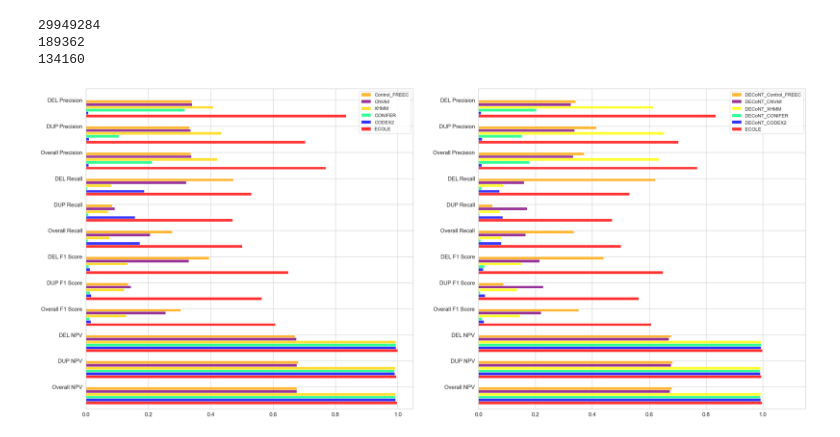
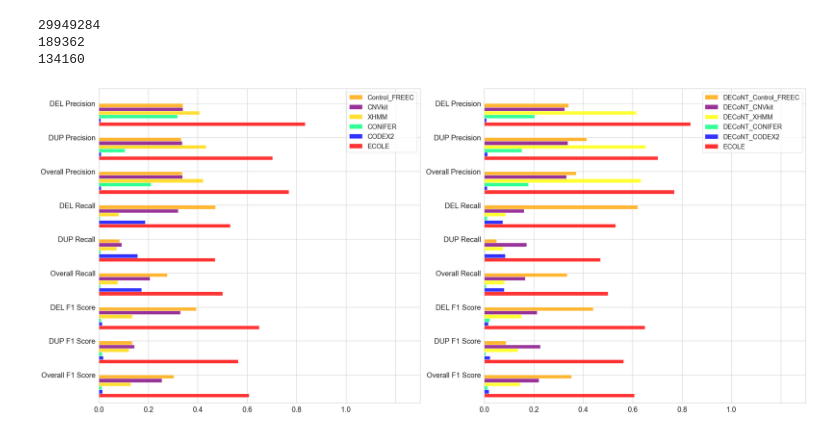
Before and after one commit to alperylmzz/ECOLE-revision, a Jupyter notebook: Figure2.ipynb, the cells around one changed output. Saved outputs shown, nothing was run; the diff lists cells and outputs as text; code cells hidden in the pictures.

```diff
--- a/Figure2.ipynb
+++ b/Figure2.ipynb
@@ -84,47 +127,46 @@ print(np.sum(confusion_matrix["ECOLE"][2]))
 189362
 134160
 # %%
-Control_FREEC = [0.339, 0.332, 0.336, 0.472, 0.084, 0.276, 0.394, 0.135, 0.303, del_npv("Control_FREEC"),dup_npv("Control_FREEC"),overall_npv("Control_FREEC") ]
-CNVkit = [0.340, 0.336, 0.338, 0.321, 0.092, 0.206, 0.330, 0.144, 0.255, del_npv("CNVkit"),dup_npv("CNVkit"),overall_npv("CNVkit")]
-XHMM = [0.407, 0.434, 0.421, 0.080, 0.071, 0.076, 0.134, 0.122, 0.129, del_npv("XHMM"),dup_npv("XHMM"),overall_npv("XHMM")]
-CONIFER = [0.317, 0.105, 0.211, 0.004, 0.007, 0.006, 0.008, 0.013, 0.012, del_npv("CONIFER"),dup_npv("CONIFER"),overall_npv("CONIFER")]
-CODEX2 = [0.007, 0.009, 0.008, 0.187, 0.157, 0.172, 0.013, 0.017, 0.015, del_npv("CODEX2"),dup_npv("CODEX2"),overall_npv("CODEX2")]
-DECoNT_Control_FREEC = [0.341, 0.414, 0.371, 0.621, 0.049, 0.335, 0.440, 0.087, 0.352, del_npv("DECoNT_Control_FREEC"),dup_npv("DECoNT_Control_FREEC"),overall_npv("DECoNT_Control_FREEC")]
-DECoNT_CNVkit = [0.325, 0.338, 0.332, 0.160, 0.171, 0.165, 0.214, 0.227, 0.220, del_npv("DECoNT_CNVkit"),dup_npv("DECoNT_CNVkit"),overall_npv("DECoNT_CNVkit")]
-DECoNT_XHMM = [0.615, 0.652, 0.634, 0.086, 0.075, 0.081, 0.151, 0.135, 0.144, del_npv("DECoNT_XHMM"),dup_npv("DECoNT_XHMM"),overall_npv("DECoNT_XHMM")]
-DECoNT_CONIFER = [0.203, 0.152, 0.178, 0.011, 0.003, 0.007, 0.021, 0.006, 0.013, del_npv("DECoNT_CONIFER"),dup_npv("DECoNT_CONIFER"),overall_npv("DECoNT_CONIFER")]
-DECoNT_CODEX2 = [0.009, 0.013, 0.011, 0.074, 0.085, 0.080, 0.016, 0.023, 0.019, del_npv("DECoNT_CODEX2"),dup_npv("DECoNT_CODEX2"),overall_npv("DECoNT_CODEX2")]
-ECOLE = [0.834, 0.703, 0.769, 0.531, 0.470, 0.501, 0.649, 0.563, 0.607, del_npv("ECOLE"),dup_npv("ECOLE"),overall_npv("ECOLE")]
-
+Control_FREEC = [0.339, 0.332, 0.336, 0.472, 0.084, 0.276, 0.394, 0.135, 0.303]
+CNVkit = [0.340, 0.336, 0.338, 0.321, 0.092, 0.206, 0.330, 0.144, 0.255]
+XHMM = [0.407, 0.434, 0.421, 0.080, 0.071, 0.076, 0.134, 0.122, 0.129]
+CONIFER = [0.317, 0.105, 0.211, 0.004, 0.007, 0.006, 0.008, 0.013, 0.012]
+CODEX2 = [0.007, 0.009, 0.008, 0.187, 0.157, 0.172, 0.013, 0.017, 0.015]
+DECoNT_Control_FREEC = [0.341, 0.414, 0.371, 0.621, 0.049, 0.335, 0.440, 0.087, 0.352]
+DECoNT_CNVkit = [0.325, 0.338, 0.332, 0.160, 0.171, 0.165, 0.214, 0.227, 0.220]
+DECoNT_XHMM = [0.615, 0.652, 0.634, 0.086, 0.075, 0.081, 0.151, 0.135, 0.144]
+DECoNT_CONIFER = [0.203, 0.152, 0.178, 0.011, 0.003, 0.007, 0.021, 0.006, 0.013]
+DECoNT_CODEX2 = [0.009, 0.013, 0.011, 0.074, 0.085, 0.080, 0.016, 0.023, 0.019]
+ECOLE = [0.834, 0.703, 0.769, 0.531, 0.470, 0.501, 0.649, 0.563, 0.607]
 
 
 performance = {"Control_FREEC":[Control_FREEC,"orange"],"CNVkit":[CNVkit,"purple"],"XHMM":[XHMM,"gold"],"CONIFER":[CONIFER,"springgreen"],"CODEX2":[CODEX2,"blue"],"ECOLE":[ECOLE,"red"]}
 decont_performance = {"DECoNT_Control_FREEC":[DECoNT_Control_FREEC,"orange"],"DECoNT_CNVkit":[DECoNT_CNVkit,"purple"],"DECoNT_XHMM":[DECoNT_XHMM,"yellow"],"DECoNT_CONIFER":[DECoNT_CONIFER,"springgreen"],"DECoNT_CODEX2":[DECoNT_CODEX2,"blue"],"ECOLE":[ECOLE,"red"]}
 # %%
-performanceTypes = ['DEL Precision','DUP Precision','Overall Precision','DEL Recall','DUP Recall','Overall Recall','DEL F1 Score','DUP F1 Score','Overall F1 Score', 'DEL NPV', "DUP NPV", "Overall NPV",]
+performanceTypes = ['DEL Precision','DUP Precision','Overall Precision','DEL Recall','DUP Recall','Overall Recall','DEL F1 Score','DUP F1 Score','Overall F1 Score']
 
 
 
 ind = np.arange(len(performanceTypes))
 width=0.11
 
 fig, (ax1, ax2) = plt.subplots(1,2, figsize=(35,16))
 ax1 = plt.subplot(1, 2, 1)
 for i,caller in enumerate(performance.keys()):
     ax1.barh(ind-i*width, list(reversed(performance[caller][0])), width, align='center', alpha=0.8, label=caller, color=performance[caller][1]) #a horizontal bar chart (use .bar instead of .barh for vertical)
-ax1.set(yticks=ind + width/2, yticklabels=list(reversed(performanceTypes)), ylim=[2*width - 1, len(performanceTypes)-0.5])
-ax1.tick_params(axis='both', which='major', labelsize=15)
-ax1.legend(loc="upper right",fontsize=13)
+ax1.set(yticks=ind + width/2, yticklabels=list(reversed(performanceTypes)),xticklabels=np.round(list(np.linspace(0,1,6)),3), ylim=[2*width - 1, len(performanceTypes)-0.5], xlim=[0,1.30])
+ax1.tick_params(axis='both', which='major', labelsize=20)
+ax1.legend(loc="upper right",fontsize=18)
 
 ax2 = plt.subplot(1, 2, 2, sharey=ax1)
 for i,caller in enumerate(decont_performance.keys()):
     ax2.barh(ind-i*width, list(reversed(decont_performance[caller][0])), width, align='center', alpha=0.8, label=caller, color=decont_performance[caller][1]) #a horizontal bar chart (use .bar instead of .barh for vertical)
-ax2.set(yticks=ind + width/2, yticklabels=list(reversed(performanceTypes)), ylim=[2*width - 1, len(performanceTypes)-0.5 ], xlim=[0,1.15])
-ax2.tick_params(axis='both', which='major', labelsize=15)
-ax2.legend(loc="upper right",fontsize=13)
+ax2.set(yticks=ind + width/2, yticklabels=list(reversed(performanceTypes)),xticklabels=np.round(list(np.linspace(0,1,6)),3), ylim=[2*width - 1, len(performanceTypes)-0.5 ], xlim=[0,1.30])
+ax2.tick_params(axis='both', which='major', labelsize=20)
+ax2.legend(loc="upper right",fontsize=18)
 
 
-#plt.xlabel('')
+plt.savefig('Table1_new.pdf')
 plt.show()
 # %% [output]
-[figure, old version]
+[figure, new version]
```
Also changed, not shown: parts of 12 cells of this notebook, 1 other file.
